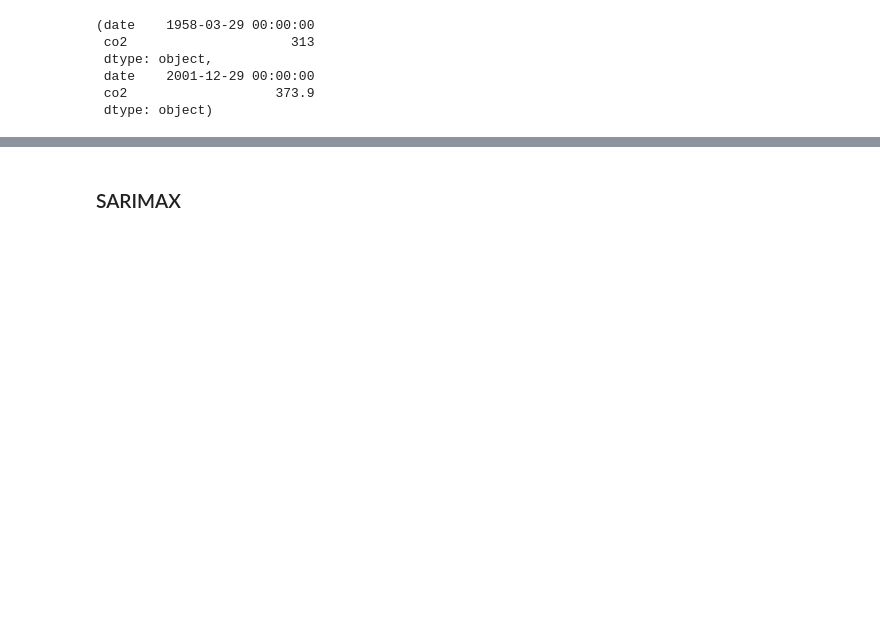
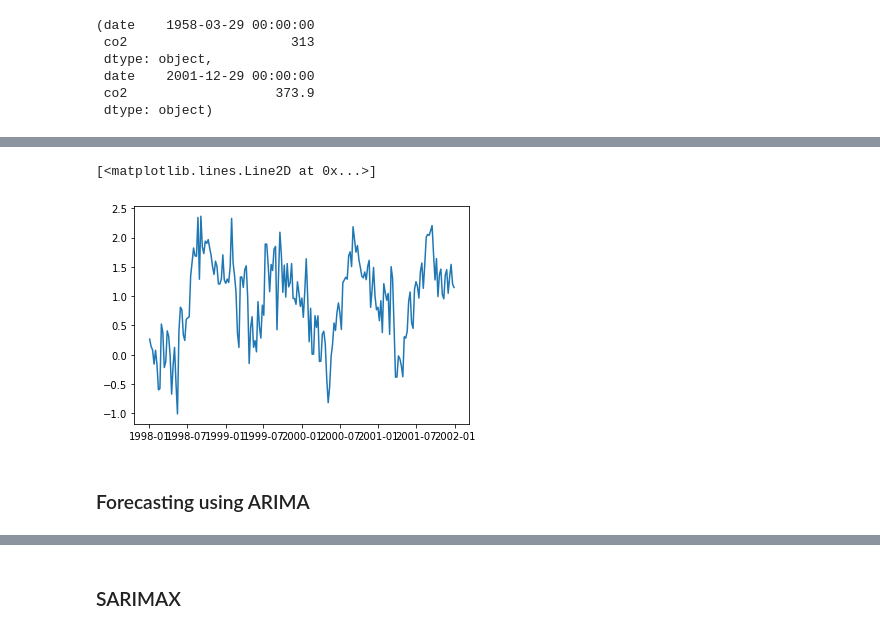
Before and after one commit to nharikrishnan/co2_forecast, a Jupyter notebook: holt_winter.ipynb, the cells around one changed output, grey strips where cells are left out. Cells and saved outputs as stored; diff of their text form; code cells hidden in the pictures; blank space fills up the shorter version.

```diff
--- a/holt_winter.ipynb
+++ b/holt_winter.ipynb
@@ -216,0 +143,9 @@ np.sqrt(mean_squared_error(test['co2'], y_pred['arima']))
+# %%
+#plotting the difference in forecast
+diff = test['co2'] - y_pred['holt_winter']
+plt.plot(diff)
+# %% [output]
+[<matplotlib.lines.Line2D at 0x...>]
+[figure, added]
+# %% [markdown]
+### Forecasting using ARIMA
```
Also changed, not shown: parts of 61 cells of this notebook.
